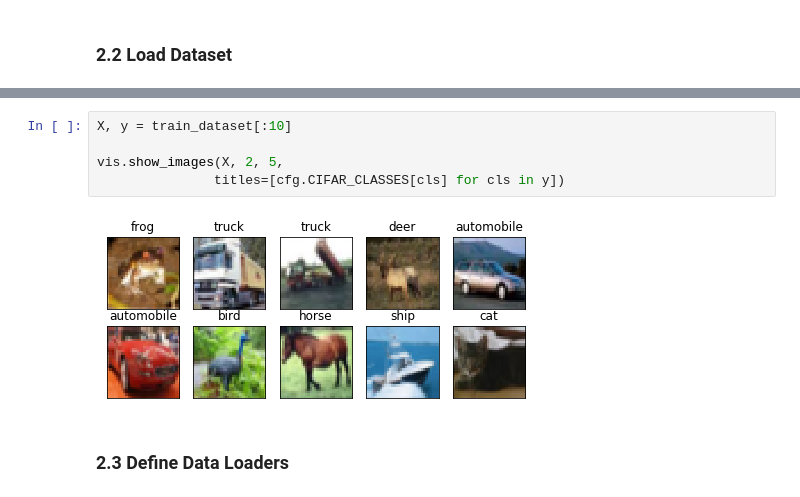
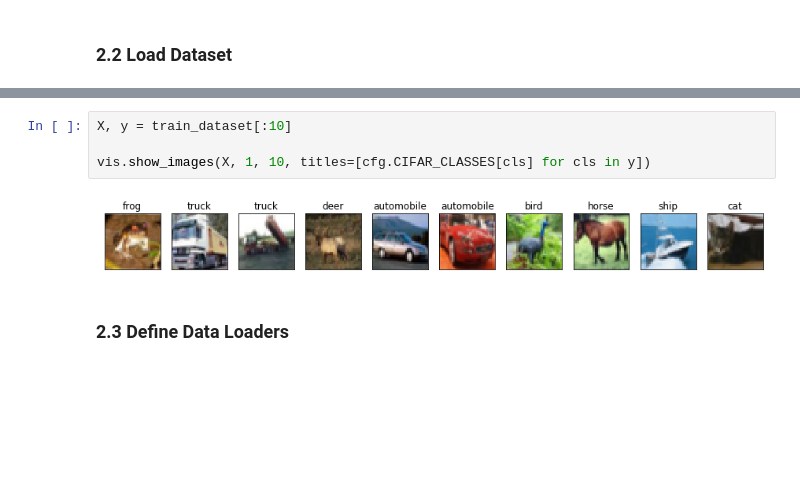
Before and after one commit to danhdoan/cifar10-end2end-mxnet, a Jupyter notebook: cifar10-end2end.ipynb, the cells around one changed output, grey strips where cells are left out. Cells and saved outputs as stored; diff of their text form; blank space fills up the shorter version.

```diff
--- a/cifar10-end2end.ipynb
+++ b/cifar10-end2end.ipynb
@@ -45,10 +47,9 @@ LOG(INFO, 'Dataset loading done')
 # %%
 X, y = train_dataset[:10]
 
-vis.show_images(X, 2, 5,
-               titles=[cfg.CIFAR_CLASSES[cls] for cls in y])
+vis.show_images(X, 1, 10, titles=[cfg.CIFAR_CLASSES[cls] for cls in y])
 # %% [output]
-[figure, old version]
+[figure, new version]
 # %% [markdown]
 ### 2.3 Define Data Loaders
 # %%
```
Also changed, not shown: parts of 19 cells of this notebook, 15 other files.
